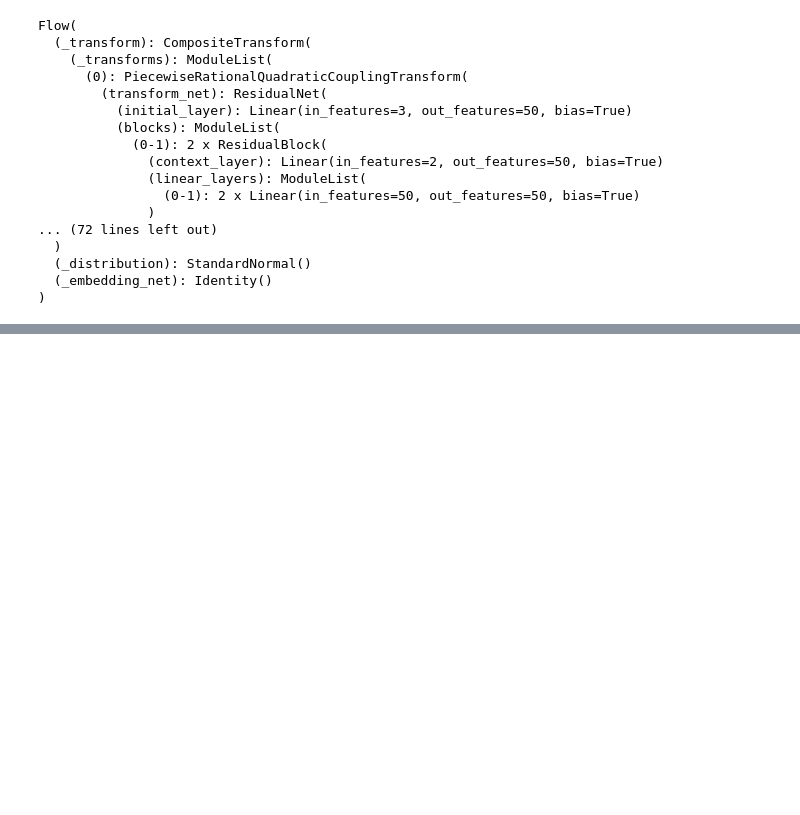
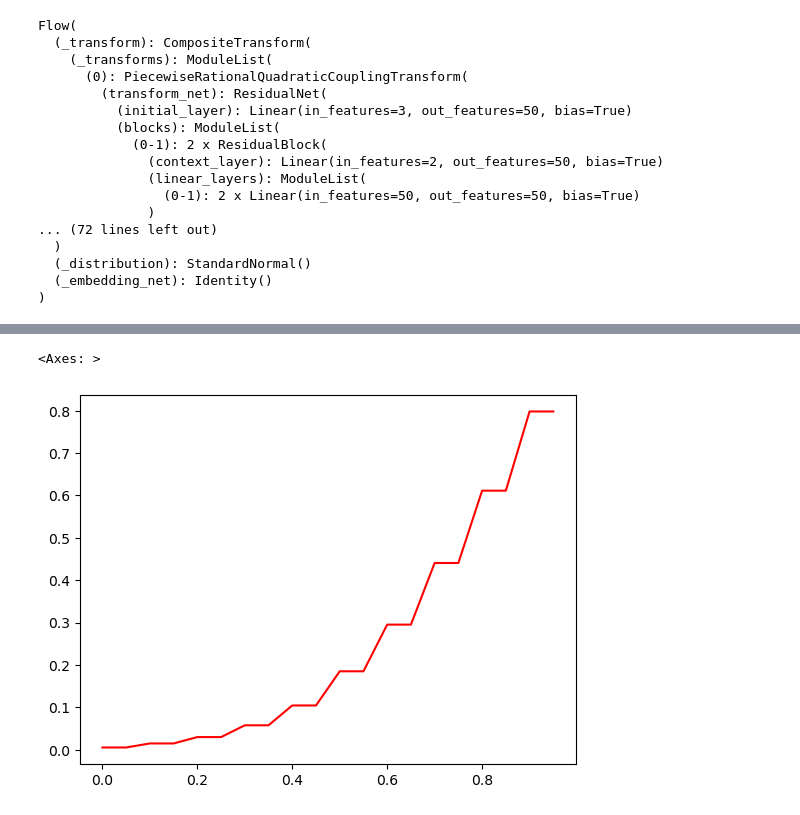
Before and after one commit to yashpatel5400/canvi, a Jupyter notebook: canvi/conformalize_sbibm.ipynb, the cells around one changed output, grey strips where cells are left out. Drawn from its saved outputs; the diff is of its cells as text; code cells hidden in the pictures; blank space fills up the shorter version.

```diff
--- a/canvi/conformalize_sbibm.ipynb
+++ b/canvi/conformalize_sbibm.ipynb
@@ -101,0 +144,21 @@ sns.lineplot(data=df, x="confidence", y="coverages", color="red", linestyle="-")
+# %%
+var_log_probs = var_probs.reshape((10_000, -1))
+unnorm_probabilities = var_log_probs.cpu().exp().numpy()
+
+var_quantiles = []
+for k, desired_coverage in enumerate(desired_coverages):
+    var_quantiles.append(np.quantile(unnorm_probabilities, q = 1 - desired_coverage, method="inverted_cdf", axis=1))
+var_quantiles = np.transpose(np.array(var_quantiles), (1, 0))
+
+predicted_prob = encoder.log_prob(test_xs[0], test_thetas[0]).cpu().exp().detach().numpy()
+tiled_predicted_probs = np.tile(predicted_prob.reshape(-1,1), (1,20))
+variational_cov = np.sum(tiled_predicted_probs > var_quantiles, axis=0)
+# %%
+predicted_prob = encoder.log_prob(test_xs[0], test_thetas[0]).cpu().exp().detach().numpy()
+tiled_predicted_probs = np.tile(predicted_prob.reshape(-1,1), (1,20))
+variational_cov = np.sum(tiled_predicted_probs > var_quantiles, axis=0)
+# %%
+tiled_predicted_probs = np.tile(predicted_prob.reshape(-1,1), (1,20))
+variational_cov = np.sum(tiled_predicted_probs > var_quantiles, axis=0)
+# %%
+variational_cov = np.sum(tiled_predicted_probs > var_quantiles, axis=0)
@@ -101,0 +188,5 @@ sns.lineplot(data=df, x="confidence", y="coverages", color="red", linestyle="-")
+# %%
+sns.lineplot(x=desired_coverages, y=variational_cov / 10_000, color="red")
+# %% [output]
+<Axes: >
+[figure, added]
```
Also changed, not shown: parts of 15 cells of this notebook, 1 other file.
